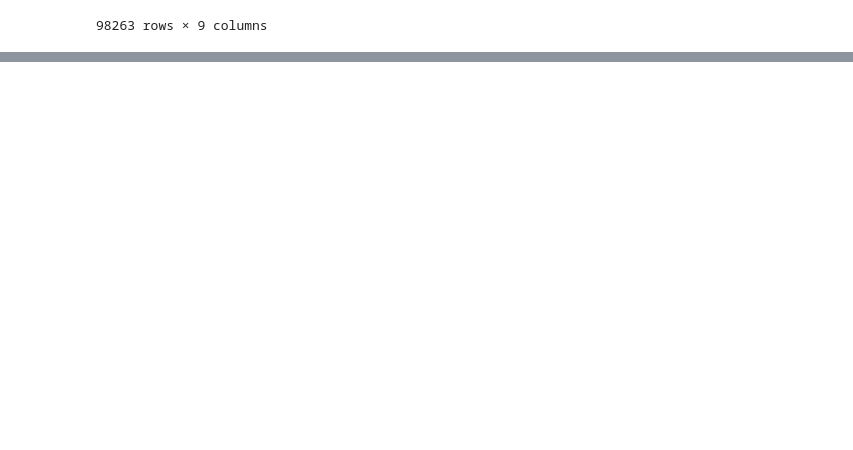
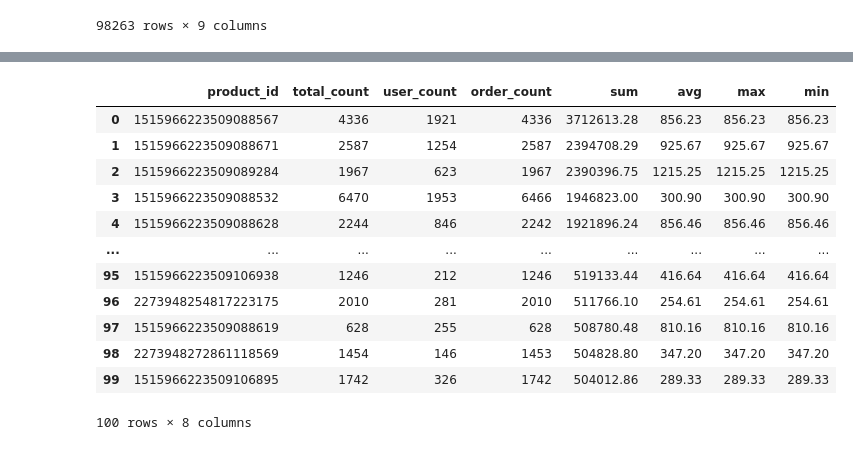
Before and after one commit to ryanshim10/kaggle, a Jupyter notebook: sql-example-for-electronics-purchase-history.ipynb, the cells around one changed output, grey strips where cells are left out. Drawn from its saved outputs; the diff is of its cells as text; code cells hidden in the pictures; blank space fills up the shorter version.

```diff
--- a/sql-example-for-electronics-purchase-history.ipynb
+++ b/sql-example-for-electronics-purchase-history.ipynb
@@ -112,0 +156,33 @@ df
+# %%
+#Calculating top 100 for product sales
+'''
+df = pd.read_sql("SELECT  product_id,
+   count(*) AS total_count
+  , count(distinct user_id) as user_count
+  , count(distinct order_id) as order_count
+  , sum(price) as sum
+  , AVG(price) as avg
+  , max(price) as max
+  , min(price) as min
+    from kz
+    GROUP BY product_id
+    order by sum desc
+    limit 100
+)
+'''
+df = pd.read_sql("SELECT  product_id,   count(*) AS total_count  , count(distinct user_id) as user_count   , count(distinct order_id) as order_count  , sum(price) as sum  , AVG(price) as avg  , max(price) as max  , min(price) as min    from kz    GROUP BY product_id    order by sum desc    limit 100", conn, index_col=None)
+df
+# %% [output]
+|  | product_id | total_count | user_count | order_count | sum | avg | max | min |
+| 0 | 1515966223509088567 | 4336 | 1921 | 4336 | 3712613.28 | 856.23 | 856.23 | 856.23 |
+| 1 | 1515966223509088671 | 2587 | 1254 | 2587 | 2394708.29 | 925.67 | 925.67 | 925.67 |
+| 2 | 1515966223509089284 | 1967 | 623 | 1967 | 2390396.75 | 1215.25 | 1215.25 | 1215.25 |
+| 3 | 1515966223509088532 | 6470 | 1953 | 6466 | 1946823.00 | 300.90 | 300.90 | 300.90 |
+| 4 | 1515966223509088628 | 2244 | 846 | 2242 | 1921896.24 | 856.46 | 856.46 | 856.46 |
+| ... | ... | ... | ... | ... | ... | ... | ... | ... |
+| 95 | 1515966223509106938 | 1246 | 212 | 1246 | 519133.44 | 416.64 | 416.64 | 416.64 |
+| 96 | 2273948254817223175 | 2010 | 281 | 2010 | 511766.10 | 254.61 | 254.61 | 254.61 |
+| 97 | 1515966223509088619 | 628 | 255 | 628 | 508780.48 | 810.16 | 810.16 | 810.16 |
+| 98 | 2273948272861118569 | 1454 | 146 | 1453 | 504828.80 | 347.20 | 347.20 | 347.20 |
+| 99 | 1515966223509106895 | 1742 | 326 | 1742 | 504012.86 | 289.33 | 289.33 | 289.33 |
+100 rows × 8 columns
```
Also changed, not shown: parts of 3 cells of this notebook.
